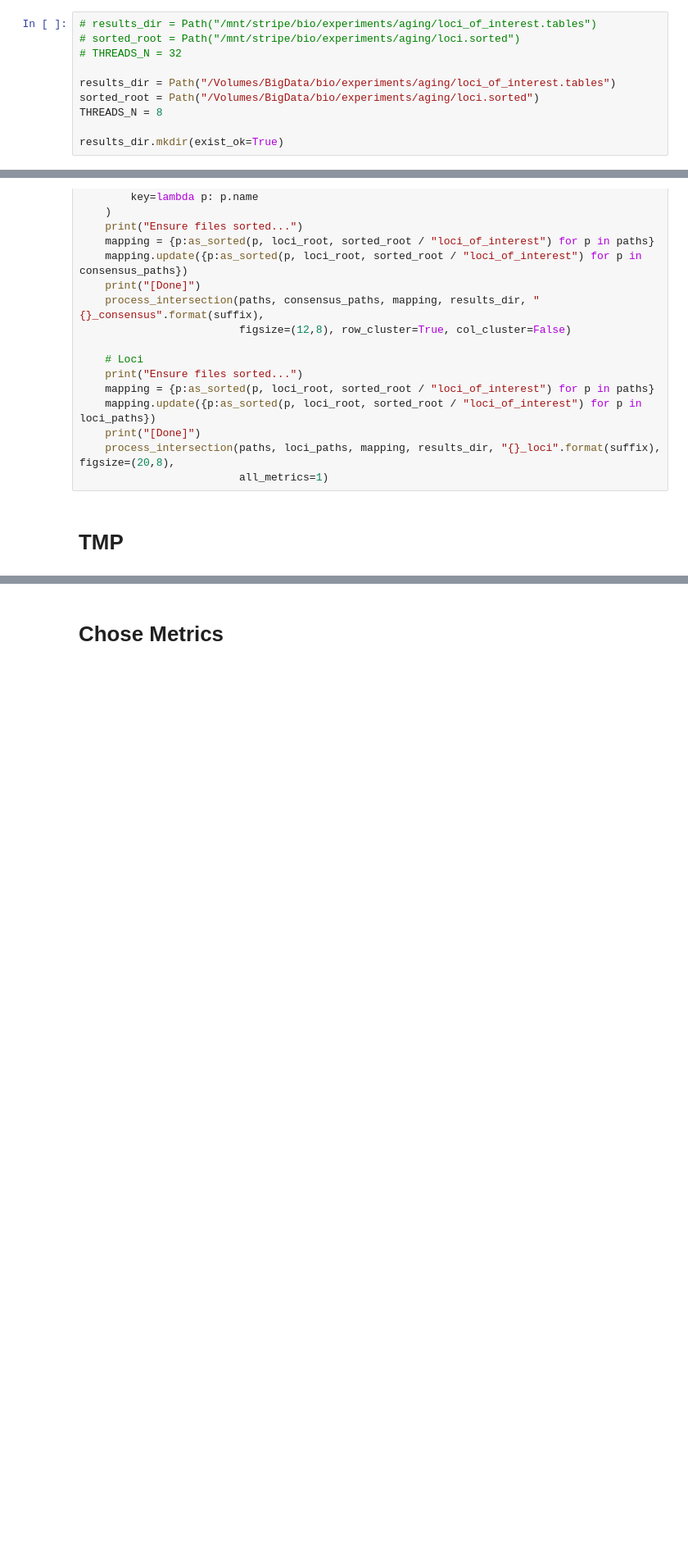
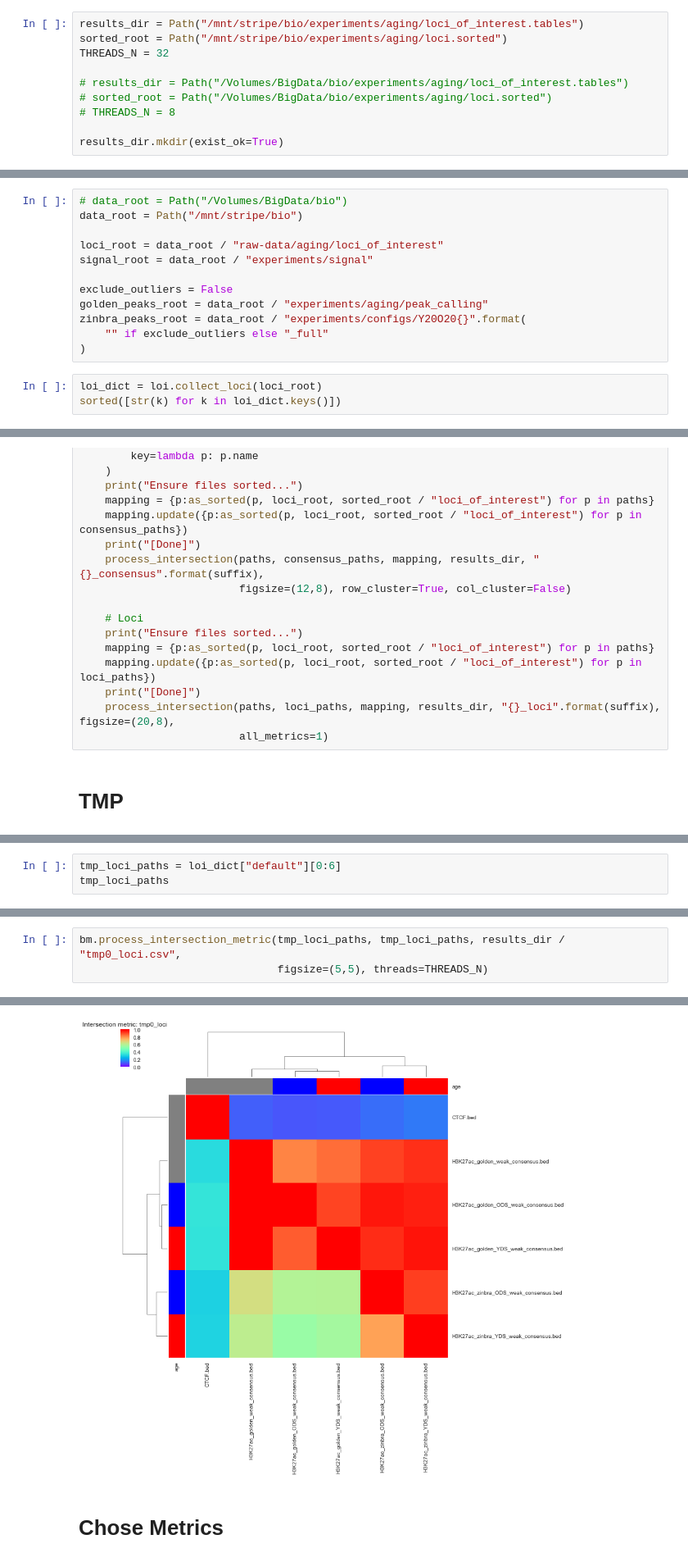
Before and after one commit to JetBrains-Research/washu, a Jupyter notebook: notebooks/Interesting Bed vs ChromHMM.ipynb, the cells around one changed output, grey strips where cells are left out. Shown at 82% size. Saved outputs shown, nothing was run; the diff lists cells and outputs as text; blank space fills up the shorter version.

Commit message:
missed file for: "loci of interest script: current state updated"

```diff
--- a/notebooks/Interesting Bed vs ChromHMM.ipynb
+++ b/notebooks/Interesting Bed vs ChromHMM.ipynb
@@ -15,11 +32,11 @@ import seaborn as sns
 # %%
-# results_dir = Path("/mnt/stripe/bio/experiments/aging/loci_of_interest.tables")
-# sorted_root = Path("/mnt/stripe/bio/experiments/aging/loci.sorted")
-# THREADS_N = 32
+results_dir = Path("/mnt/stripe/bio/experiments/aging/loci_of_interest.tables")
+sorted_root = Path("/mnt/stripe/bio/experiments/aging/loci.sorted")
+THREADS_N = 32
 
-results_dir = Path("/Volumes/BigData/bio/experiments/aging/loci_of_interest.tables")
-sorted_root = Path("/Volumes/BigData/bio/experiments/aging/loci.sorted")
-THREADS_N = 8
+# results_dir = Path("/Volumes/BigData/bio/experiments/aging/loci_of_interest.tables")
+# sorted_root = Path("/Volumes/BigData/bio/experiments/aging/loci.sorted")
+# THREADS_N = 8
 
 results_dir.mkdir(exist_ok=True)
 # %% [markdown]
@@ -46,0 +49,15 @@ chromhmm_root = loci_root / "chromhmm"
+# %%
+# data_root = Path("/Volumes/BigData/bio")
+data_root = Path("/mnt/stripe/bio")
+
+loci_root = data_root / "raw-data/aging/loci_of_interest"
+signal_root = data_root / "experiments/signal"
+
+exclude_outliers = False
+golden_peaks_root = data_root / "experiments/aging/peak_calling"
+zinbra_peaks_root = data_root / "experiments/configs/Y20O20{}".format(
+    "" if exclude_outliers else "_full"
+)
+# %%
+loi_dict = loi.collect_loci(loci_root)
+sorted([str(k) for k in loi_dict.keys()])
@@ -528,0 +401,3 @@ None
+# %%
+tmp_loci_paths = loi_dict["default"][0:6]
+tmp_loci_paths
@@ -528,0 +411,4 @@ None
+# %%
+bm.process_intersection_metric(tmp_loci_paths, tmp_loci_paths, results_dir / "tmp0_loci.csv",
+                               figsize=(5,5), threads=THREADS_N)
+# %% [output]
@@ -529,2 +416,3 @@ None
+[figure, added]
 # %% [markdown]
 # Chose Metrics
```
Also changed, not shown: parts of 54 cells of this notebook.
